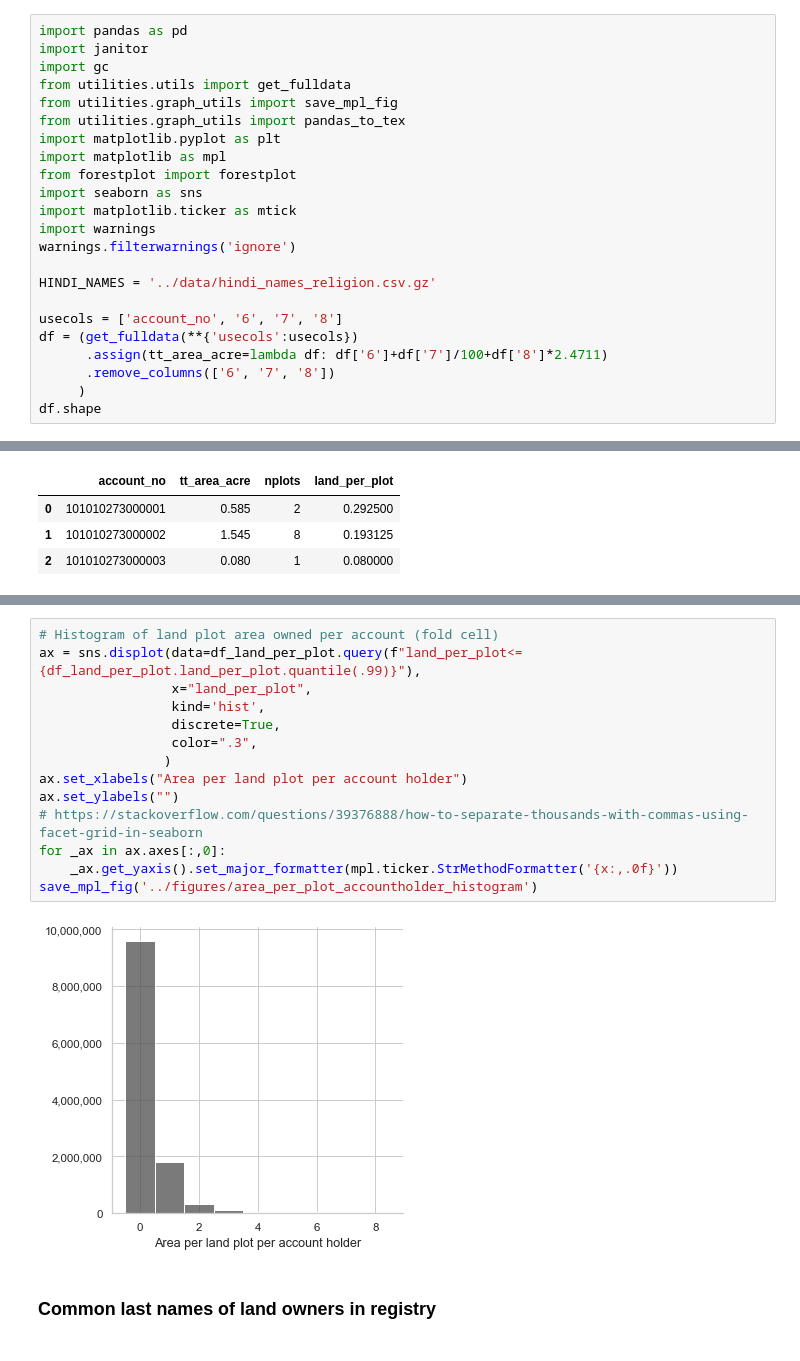
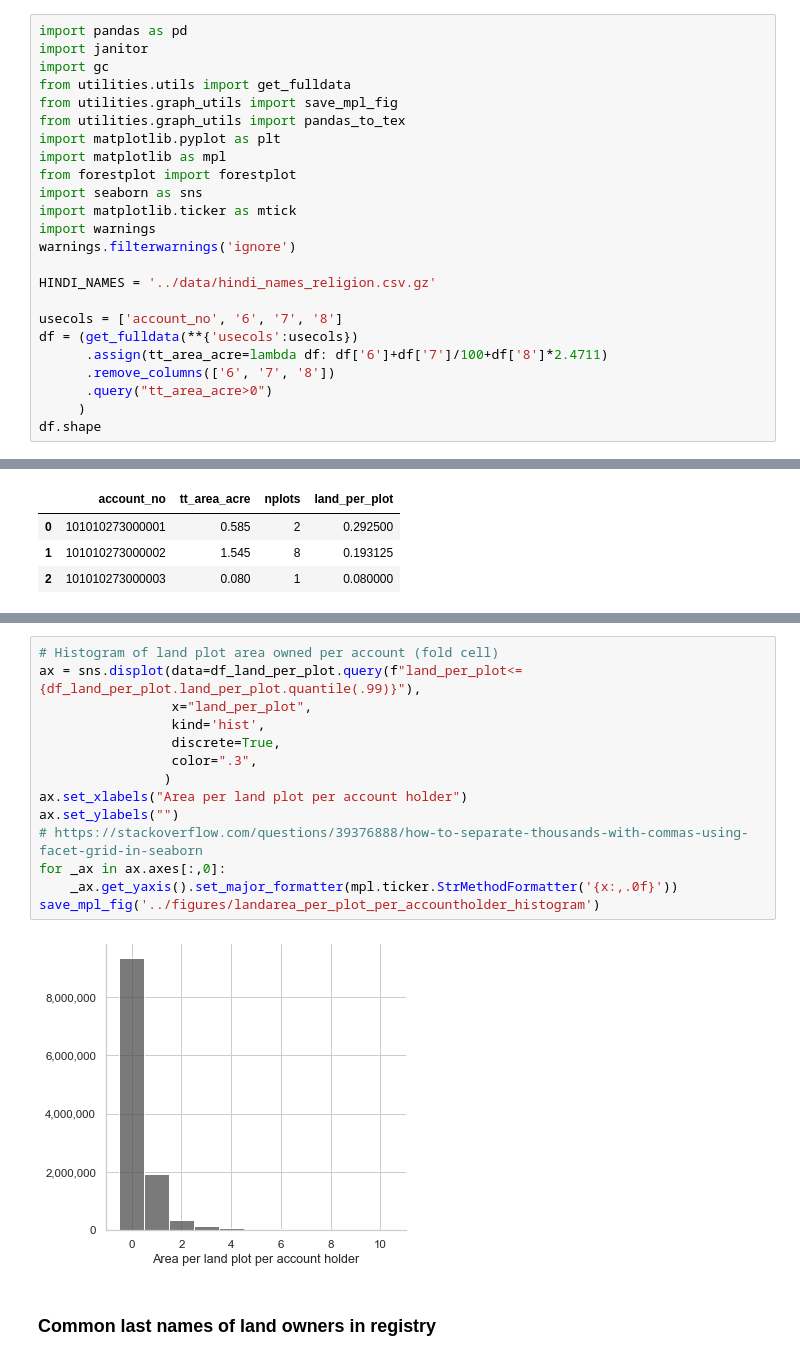
Before and after one commit to in-rolls/land, a Jupyter notebook: scripts/land_distribution_bihar.ipynb, the cells around one changed output, grey strips where cells are left out. Saved outputs shown, nothing was run; the diff lists cells and outputs as text.

Commit message:
update land dist figs & tables
- dropping land records where land area <= 0

- renaming filenames to be more sensible

```diff
--- a/scripts/land_distribution_bihar.ipynb
+++ b/scripts/land_distribution_bihar.ipynb
@@ -19,6 +19,7 @@ usecols = ['account_no', '6', '7', '8']
 df = (get_fulldata(**{'usecols':usecols})
       .assign(tt_area_acre=lambda df: df['6']+df['7']/100+df['8']*2.4711)
       .remove_columns(['6', '7', '8'])
+      .query("tt_area_acre>0")
      )
 df.shape
 # %% [output]
@@ -257,19 +235,19 @@ save_mpl_fig('../figures/area_per_plot_accountholder_ecdf')
 # %%
 # Histogram of land plot area owned per account (fold cell)
 ax = sns.displot(data=df_land_per_plot.query(f"land_per_plot<={df_land_per_plot.land_per_plot.quantile(.99)}"),
                  x="land_per_plot",
                  kind='hist',
                  discrete=True,
                  color=".3",
                 )
 ax.set_xlabels("Area per land plot per account holder")
 ax.set_ylabels("")
 # https://stackoverflow.com/questions/39376888/how-to-separate-thousands-with-commas-using-facet-grid-in-seaborn
 for _ax in ax.axes[:,0]:
     _ax.get_yaxis().set_major_formatter(mpl.ticker.StrMethodFormatter('{x:,.0f}'))
-save_mpl_fig('../figures/area_per_plot_accountholder_histogram')
+save_mpl_fig('../figures/landarea_per_plot_per_accountholder_histogram')
 # %% [output]
-[figure, old version]
+[figure, new version]
 # %% [markdown]
 ### Common last names of land owners in registry
 # %%
```
Also changed, not shown: parts of 11 cells of this notebook, 19 other files.
